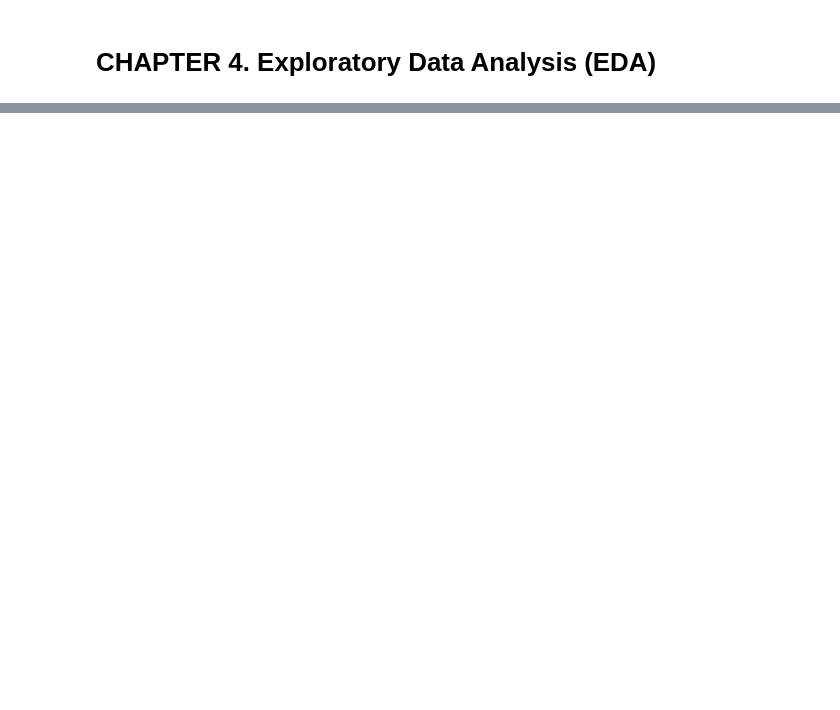
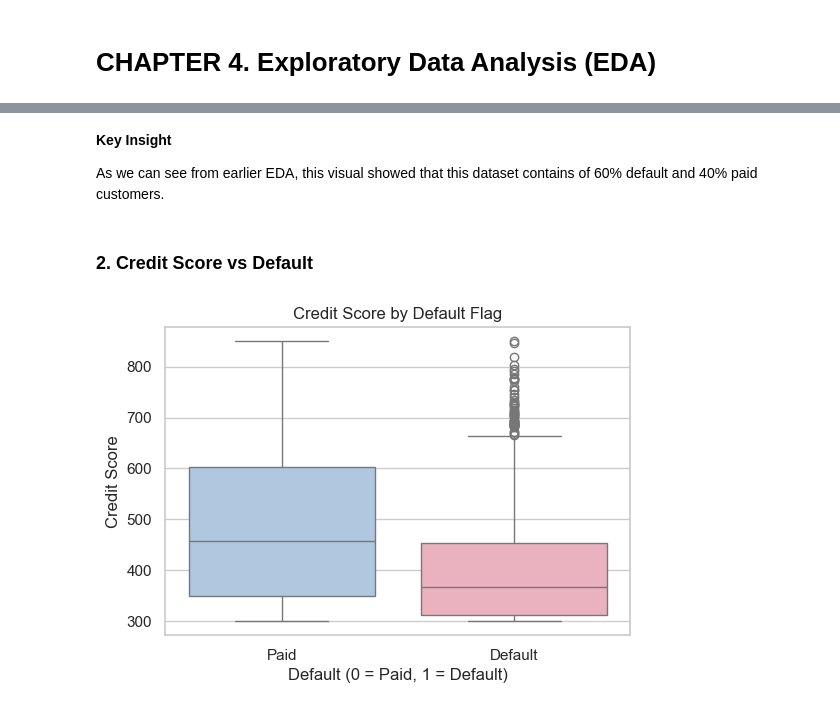
Before and after one commit to FTDS-assignment-bay/p2-ftds-final-project-ftds-053-rmt-group-002, a Jupyter notebook: modeling.ipynb, the cells around one changed output, grey strips where cells are left out. Drawn from its saved outputs; the diff is of its cells as text; code cells hidden in the pictures; blank space fills up the shorter version.

```diff
--- a/modeling.ipynb
+++ b/modeling.ipynb
@@ -20,0 +199,25 @@
+# %% [markdown]
+**Key Insight**
+
+As we can see from earlier EDA, this visual showed that this dataset contains of 60% default and 40% paid customers.
+# %% [markdown]
+### **2. Credit Score vs Default**
+# %%
+plt.figure(figsize=(6,4))
+
+sns.boxplot(
+    x='default_flag',
+    y='credit_score',
+    data=df,
+    palette=['#A7C7E7', '#F4A7B9']  # we choose soft blue & soft pink for our main color palette
+)
+
+plt.title('Credit Score by Default Flag', fontsize=12)
+plt.xlabel('Default (0 = Paid, 1 = Default)')
+plt.ylabel('Credit Score')
+
+plt.xticks([0,1], ['Paid', 'Default'])
+
+plt.show()
+# %% [output]
+[figure, added]
```
Also changed, not shown: parts of 167 cells of this notebook, 17 other files.
